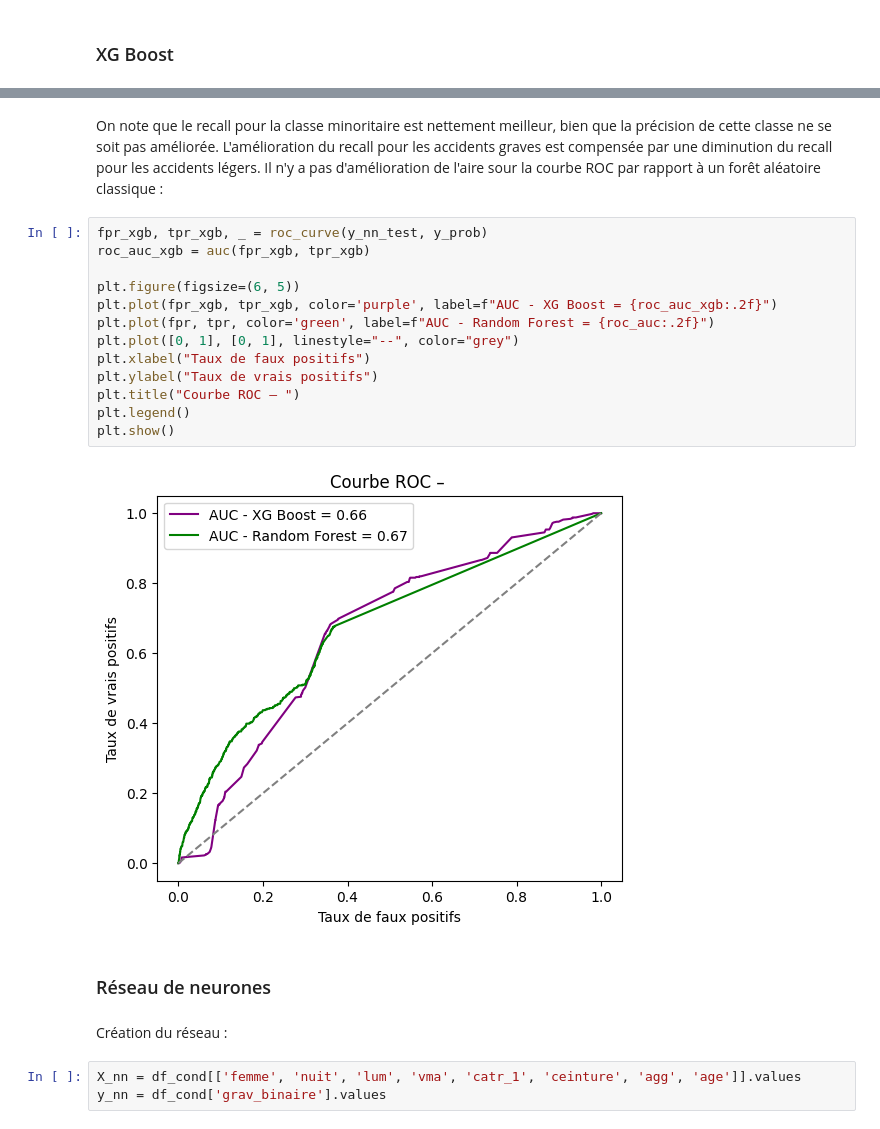
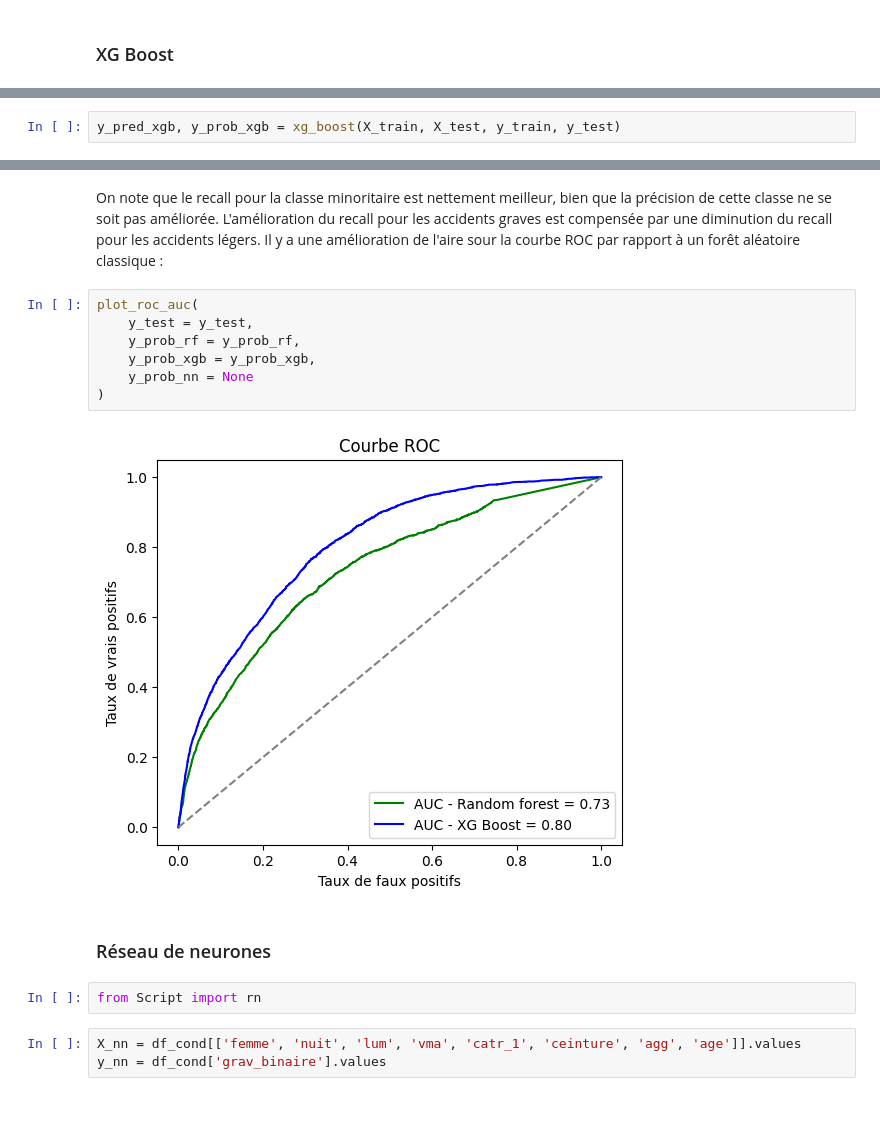
Before and after one commit to JohanneBohn/Femme-au-volant-mort-au-tournant-, a Jupyter notebook: rapport.ipynb, the cells around one changed output, grey strips where cells are left out. Cells and saved outputs as stored; diff of their text form.

Commit message:
script cleaner

```diff
--- a/rapport.ipynb
+++ b/rapport.ipynb
@@ -728,0 +690,2 @@ y_pred = (y_prob >= 0.5).astype(int)
+# %%
+y_pred_xgb, y_prob_xgb = xg_boost(X_train, X_test, y_train, y_test)
@@ -743,24 +705,18 @@ ROC AUC : 0.6594320607354505
 # %% [markdown]
-On note que le recall pour la classe minoritaire est nettement meilleur, bien que la précision de cette classe ne se soit pas améliorée. L'amélioration du recall pour les accidents graves est compensée par une diminution du recall pour les accidents légers. Il n'y a pas d'amélioration de l'aire sour la courbe ROC par rapport à un forêt aléatoire classique :
+On note que le recall pour la classe minoritaire est nettement meilleur, bien que la précision de cette classe ne se soit pas améliorée. L'amélioration du recall pour les accidents graves est compensée par une diminution du recall pour les accidents légers. Il y a une amélioration de l'aire sour la courbe ROC par rapport à un forêt aléatoire classique :
-# %%
-fpr_xgb, tpr_xgb, _ = roc_curve(y_nn_test, y_prob)
-roc_auc_xgb = auc(fpr_xgb, tpr_xgb)
-
-plt.figure(figsize=(6, 5))
-plt.plot(fpr_xgb, tpr_xgb, color='purple', label=f"AUC - XG Boost = {roc_auc_xgb:.2f}")
-plt.plot(fpr, tpr, color='green', label=f"AUC - Random Forest = {roc_auc:.2f}")
-plt.plot([0, 1], [0, 1], linestyle="--", color="grey")
-plt.xlabel("Taux de faux positifs")
-plt.ylabel("Taux de vrais positifs")
-plt.title("Courbe ROC – ")
-plt.legend()
-plt.show()
-# %% [output]
-[figure, removed]
+# %%
+plot_roc_auc(
+    y_test = y_test,
+    y_prob_rf = y_prob_rf,
+    y_prob_xgb = y_prob_xgb,
+    y_prob_nn = None
+)
+# %% [output]
+[figure, added]
 # %% [markdown]
 ###  Réseau de neurones
-# %% [markdown]
-Création du réseau :
+# %%
+from Script import rn
 # %%
 X_nn = df_cond[['femme', 'nuit', 'lum', 'vma', 'catr_1', 'ceinture', 'agg', 'age']].values
 y_nn = df_cond['grav_binaire'].values
```
Also changed, not shown: parts of 27 cells of this notebook, 1 other file.
